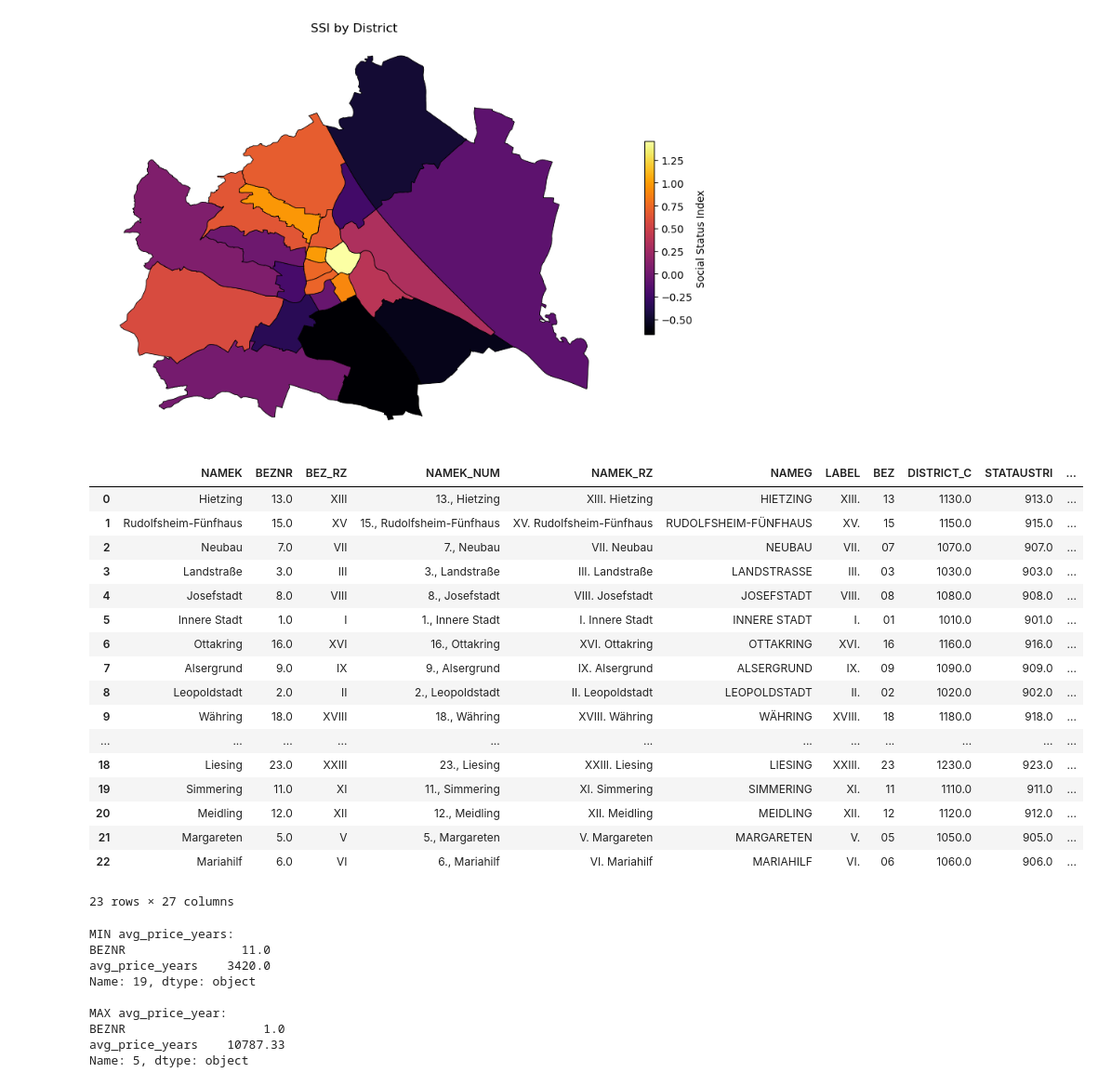
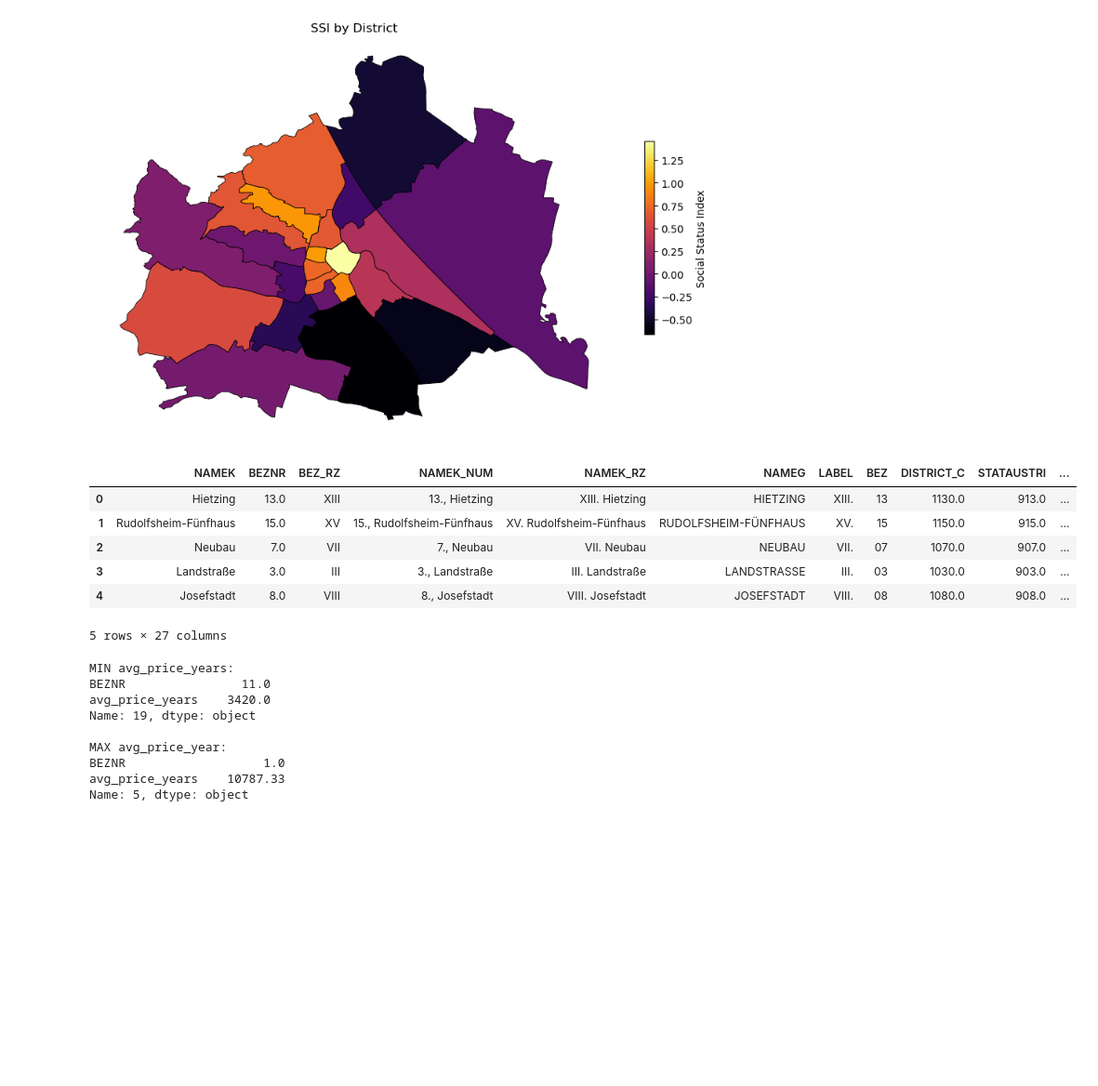
Before and after one commit to isiloral/ma_thesis, a Jupyter notebook: 02.Visualisations.ipynb, the cells around one changed output. Shown at 93% size. Drawn from its saved outputs; the diff is of its cells as text; code cells hidden in the pictures; blank space fills up the shorter version.

```diff
--- a/02.Visualisations.ipynb
+++ b/02.Visualisations.ipynb
@@ -310,26 +311,15 @@ plt.tight_layout()
 plt.savefig("output/avgincome_ubgs_census_map.png", dpi=300, bbox_inches='tight')
 plt.close(fig2)
 # %%
-housingprices_district
+housingprices_district.head(5)
 # %% [output]
 |  | NAMEK | BEZNR | BEZ_RZ | NAMEK_NUM | NAMEK_RZ | NAMEG | LABEL | BEZ | DISTRICT_C | STATAUSTRI | ... |
 | 0 | Hietzing | 13.0 | XIII | 13., Hietzing | XIII. Hietzing | HIETZING | XIII. | 13 | 1130.0 | 913.0 | ... |
 | 1 | Rudolfsheim-Fünfhaus | 15.0 | XV | 15., Rudolfsheim-Fünfhaus | XV. Rudolfsheim-Fünfhaus | RUDOLFSHEIM-FÜNFHAUS | XV. | 15 | 1150.0 | 915.0 | ... |
 | 2 | Neubau | 7.0 | VII | 7., Neubau | VII. Neubau | NEUBAU | VII. | 07 | 1070.0 | 907.0 | ... |
 | 3 | Landstraße | 3.0 | III | 3., Landstraße | III. Landstraße | LANDSTRASSE | III. | 03 | 1030.0 | 903.0 | ... |
 | 4 | Josefstadt | 8.0 | VIII | 8., Josefstadt | VIII. Josefstadt | JOSEFSTADT | VIII. | 08 | 1080.0 | 908.0 | ... |
-| 5 | Innere Stadt | 1.0 | I | 1., Innere Stadt | I. Innere Stadt | INNERE STADT | I. | 01 | 1010.0 | 901.0 | ... |
-| 6 | Ottakring | 16.0 | XVI | 16., Ottakring | XVI. Ottakring | OTTAKRING | XVI. | 16 | 1160.0 | 916.0 | ... |
-| 7 | Alsergrund | 9.0 | IX | 9., Alsergrund | IX. Alsergrund | ALSERGRUND | IX. | 09 | 1090.0 | 909.0 | ... |
-| 8 | Leopoldstadt | 2.0 | II | 2., Leopoldstadt | II. Leopoldstadt | LEOPOLDSTADT | II. | 02 | 1020.0 | 902.0 | ... |
-| 9 | Währing | 18.0 | XVIII | 18., Währing | XVIII. Währing | WÄHRING | XVIII. | 18 | 1180.0 | 918.0 | ... |
-| ... | ... | ... | ... | ... | ... | ... | ... | ... | ... | ... | ... |
-| 18 | Liesing | 23.0 | XXIII | 23., Liesing | XXIII. Liesing | LIESING | XXIII. | 23 | 1230.0 | 923.0 | ... |
-| 19 | Simmering | 11.0 | XI | 11., Simmering | XI. Simmering | SIMMERING | XI. | 11 | 1110.0 | 911.0 | ... |
-| 20 | Meidling | 12.0 | XII | 12., Meidling | XII. Meidling | MEIDLING | XII. | 12 | 1120.0 | 912.0 | ... |
-| 21 | Margareten | 5.0 | V | 5., Margareten | V. Margareten | MARGARETEN | V. | 05 | 1050.0 | 905.0 | ... |
-| 22 | Mariahilf | 6.0 | VI | 6., Mariahilf | VI. Mariahilf | MARIAHILF | VI. | 06 | 1060.0 | 906.0 | ... |
-23 rows × 27 columns
+5 rows × 27 columns
 # %%
 min_row_numb = housingprices_district.loc[housingprices_district["avg_price_years"].idxmin()]
 max_row_numb = housingprices_district.loc[housingprices_district["avg_price_years"].idxmax()]
```
Also changed, not shown: parts of 5 cells of this notebook, 54 other files.
